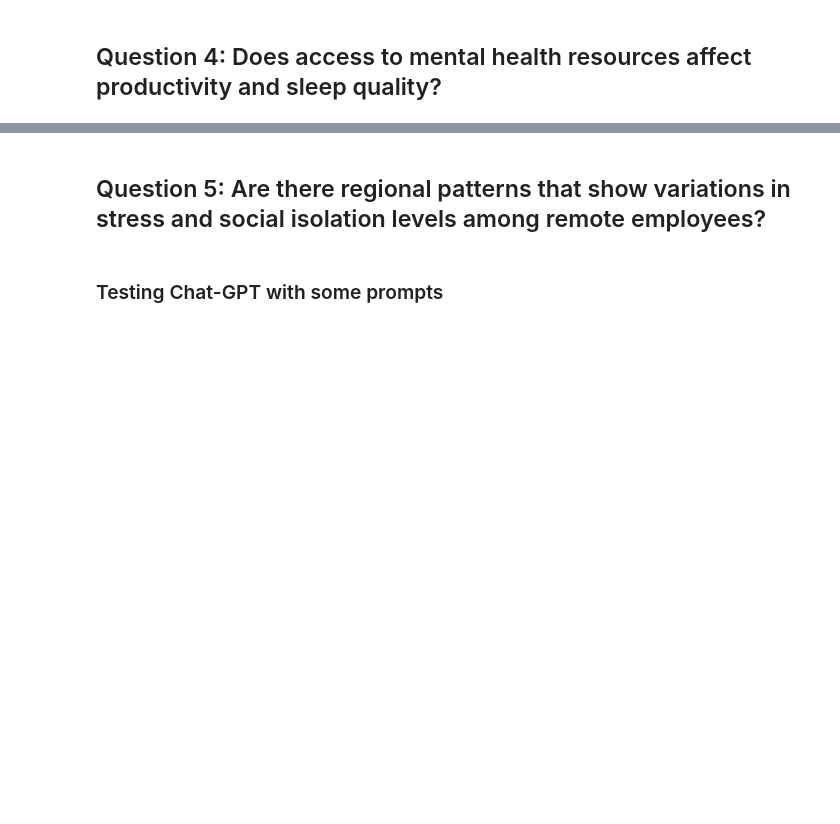
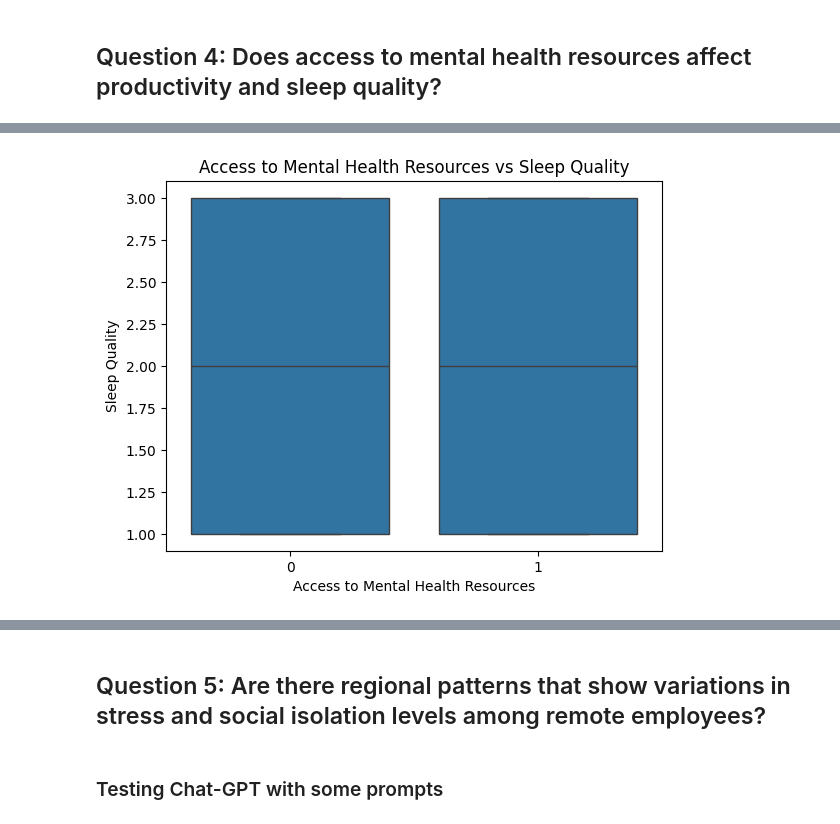
Before and after one commit to lcopolillo/FCD-2024-25, a Jupyter notebook: main.ipynb, the cells around one changed output, grey strips where cells are left out. Cells and saved outputs as stored; diff of their text form; code cells hidden in the pictures; blank space fills up the shorter version.

```diff
--- a/main.ipynb
+++ b/main.ipynb
@@ -593,0 +610,8 @@ plt.show()
+# %%
+sns.boxplot(data=data, x='Access_to_Mental_Health_Resources', y='Sleep_Quality')
+plt.title('Access to Mental Health Resources vs Sleep Quality')
+plt.xlabel('Access to Mental Health Resources')
+plt.ylabel('Sleep Quality')
+plt.show()
+# %% [output]
+[figure, added]
```
Also changed, not shown: parts of 13 cells of this notebook, 1 other file.
